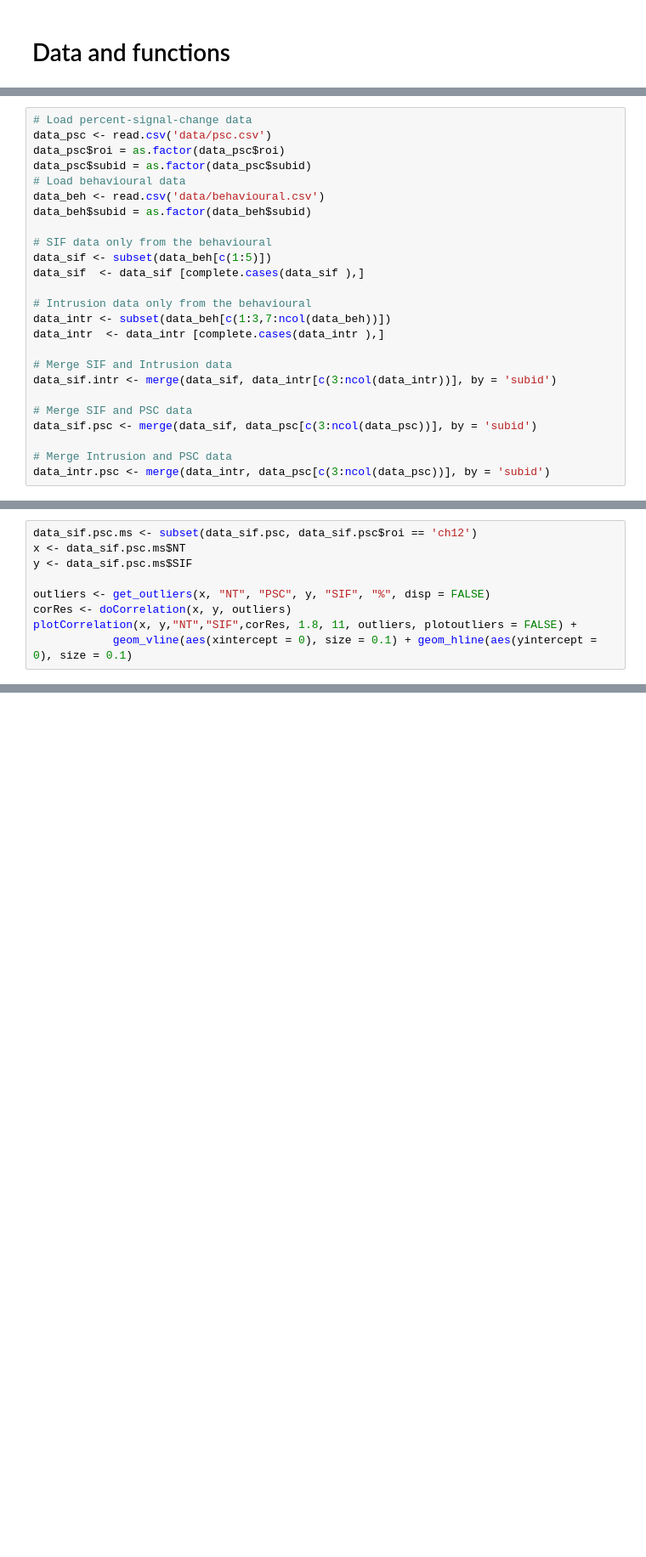
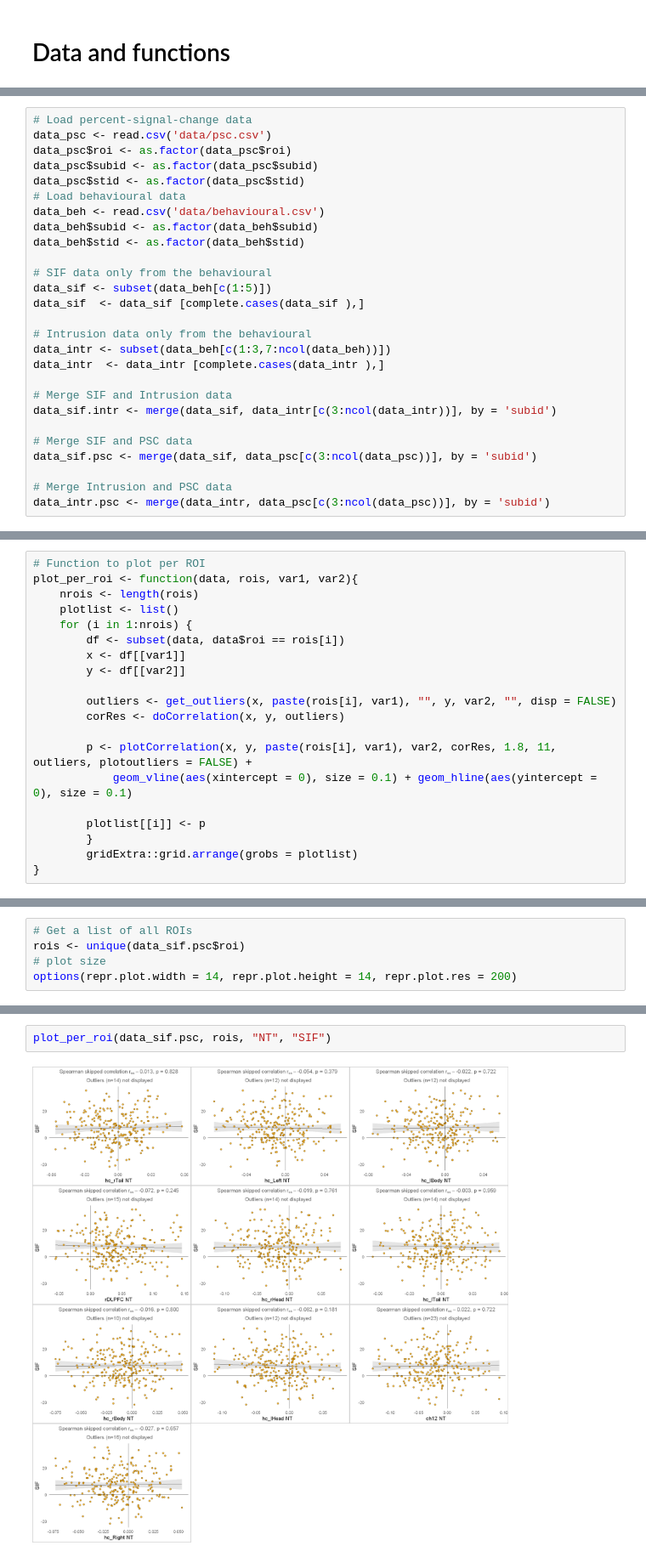
Before and after one commit to dcdace/TNT-Mega-Analysis, a Jupyter notebook: psc-behaviour.ipynb, the cells around one changed output, grey strips where cells are left out. Shown at 85% size. Drawn from its saved outputs; the diff is of its cells as text; blank space fills up the shorter version.

Commit message:
Notebook with all plots correctly displayed

```diff
--- a/psc-behaviour.ipynb
+++ b/psc-behaviour.ipynb
@@ -33,11 +22,13 @@ shhh(suppressWarnings(library(rstatix)))
 # %%
 # Load percent-signal-change data
 data_psc <- read.csv('data/psc.csv')
-data_psc$roi = as.factor(data_psc$roi)
-data_psc$subid = as.factor(data_psc$subid)
+data_psc$roi <- as.factor(data_psc$roi)
+data_psc$subid <- as.factor(data_psc$subid)
+data_psc$stid <- as.factor(data_psc$stid)
 # Load behavioural data
 data_beh <- read.csv('data/behavioural.csv')
-data_beh$subid = as.factor(data_beh$subid)
+data_beh$subid <- as.factor(data_beh$subid)
+data_beh$stid <- as.factor(data_beh$stid)
 
 # SIF data only from the behavioural
 data_sif <- subset(data_beh[c(1:5)])
@@ -215,9 +53,20 @@ plotCorrelation <- function(var1, var2, var1name, var2name, resTXT,
 # %%
-data_sif.psc.ms <- subset(data_sif.psc, data_sif.psc$roi == 'ch12')
-x <- data_sif.psc.ms$NT
-y <- data_sif.psc.ms$SIF
+# Function to plot per ROI
+plot_per_roi <- function(data, rois, var1, var2){
+    nrois <- length(rois)
+    plotlist <- list()
+    for (i in 1:nrois) {
+        df <- subset(data, data$roi == rois[i])
+        x <- df[[var1]]
+        y <- df[[var2]]
 
-outliers <- get_outliers(x, "NT", "PSC", y, "SIF", "%", disp = FALSE)
-corRes <- doCorrelation(x, y, outliers)
-plotCorrelation(x, y,"NT","SIF",corRes, 1.8, 11, outliers, plotoutliers = FALSE) +
+        outliers <- get_outliers(x, paste(rois[i], var1), "", y, var2, "", disp = FALSE)
+        corRes <- doCorrelation(x, y, outliers)
+
+        p <- plotCorrelation(x, y, paste(rois[i], var1), var2, corRes, 1.8, 11, outliers, plotoutliers = FALSE) +
             geom_vline(aes(xintercept = 0), size = 0.1) + geom_hline(aes(yintercept = 0), size = 0.1)
+
+        plotlist[[i]] <- p
+        }
+        gridExtra::grid.arrange(grobs = plotlist)
+}
@@ -225,0 +73,5 @@ plotCorrelation(x, y,"NT","SIF",corRes, 1.8, 11, outliers, plotoutliers = FALSE)
+# %%
+# Get a list of all ROIs
+rois <- unique(data_sif.psc$roi)
+# plot size
+options(repr.plot.width = 14, repr.plot.height = 14, repr.plot.res = 200)
@@ -225,0 +82,4 @@ plotCorrelation(x, y,"NT","SIF",corRes, 1.8, 11, outliers, plotoutliers = FALSE)
+# %%
+plot_per_roi(data_sif.psc, rois, "NT", "SIF")
+# %% [output]
+[figure, added]
```
Also changed, not shown: parts of 38 cells of this notebook.
